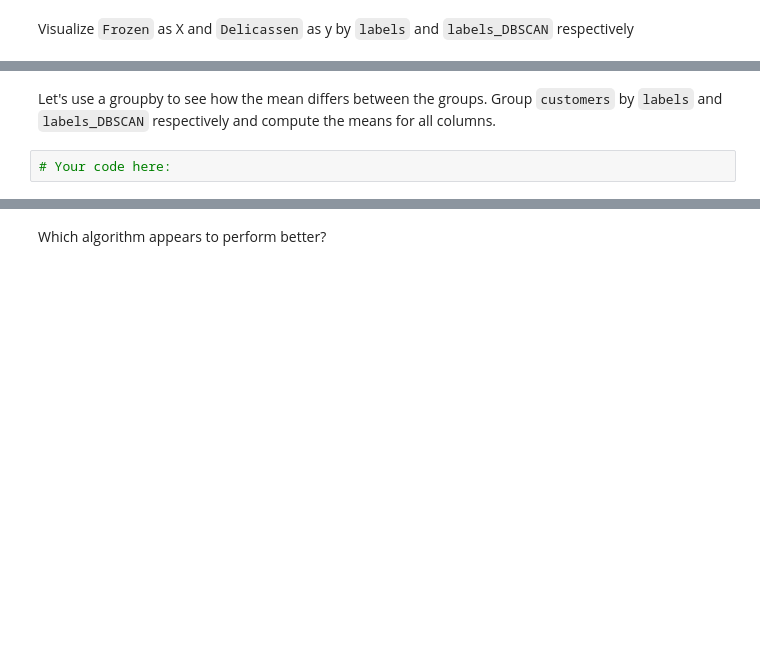
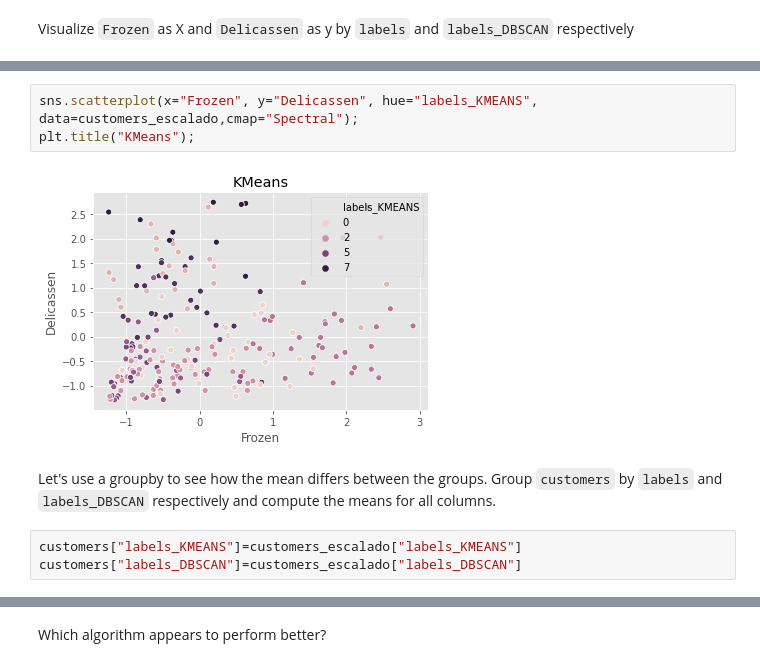
Before and after one commit to ta-data-mexpt/lab-unsupervised-learning, a Jupyter notebook: main/main.ipynb, the cells around one changed output, grey strips where cells are left out. Saved outputs shown, nothing was run; the diff lists cells and outputs as text; blank space fills up the shorter version.

```diff
--- a/main/main.ipynb
+++ b/main/main.ipynb
@@ -265,4 +288,10 @@ Visualize `Frozen` as X and `Delicassen` as y by `labels` and `labels_DBSCAN` re
+# %%
+sns.scatterplot(x="Frozen", y="Delicassen", hue="labels_KMEANS", data=customers_escalado,cmap="Spectral");
+plt.title("KMeans");
+# %% [output]
+[figure, added]
 # %% [markdown]
 Let's use a groupby to see how the mean differs between the groups. Group `customers` by `labels` and `labels_DBSCAN` respectively and compute the means for all columns.
-# %%
-# Your code here:
+# %%
+customers["labels_KMEANS"]=customers_escalado["labels_KMEANS"]
+customers["labels_DBSCAN"]=customers_escalado["labels_DBSCAN"]
```
Also changed, not shown: parts of 18 cells of this notebook.
